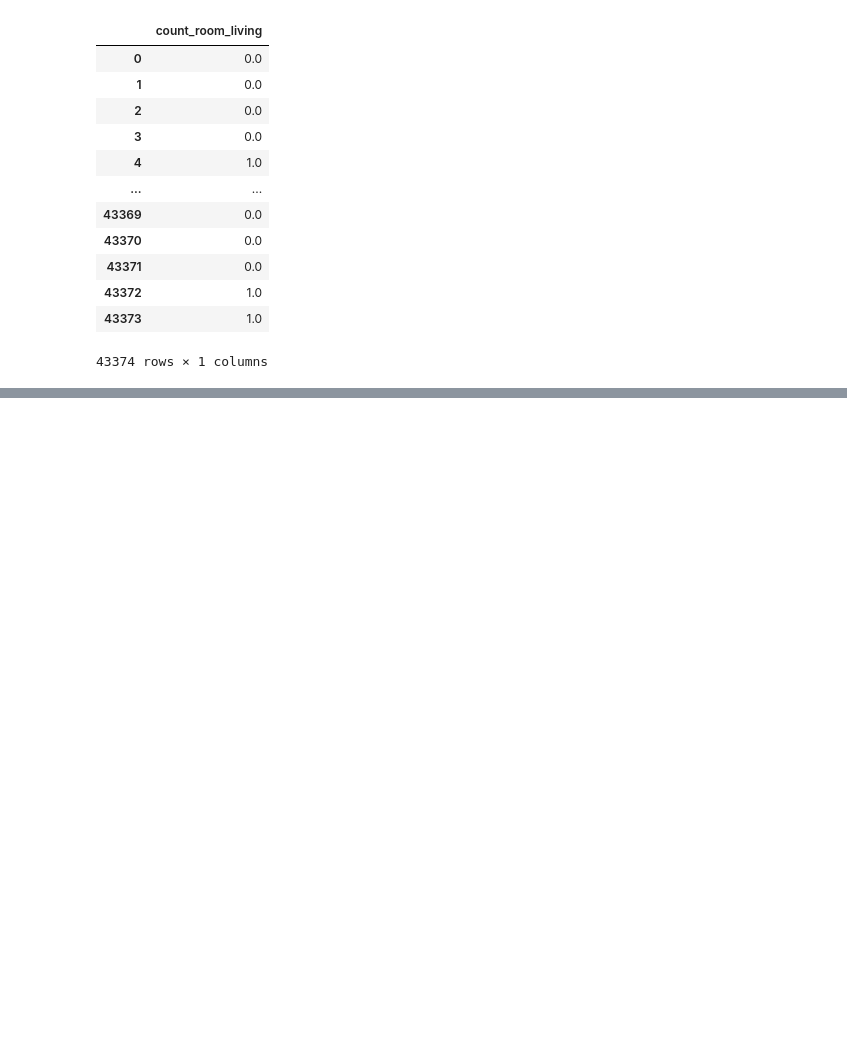
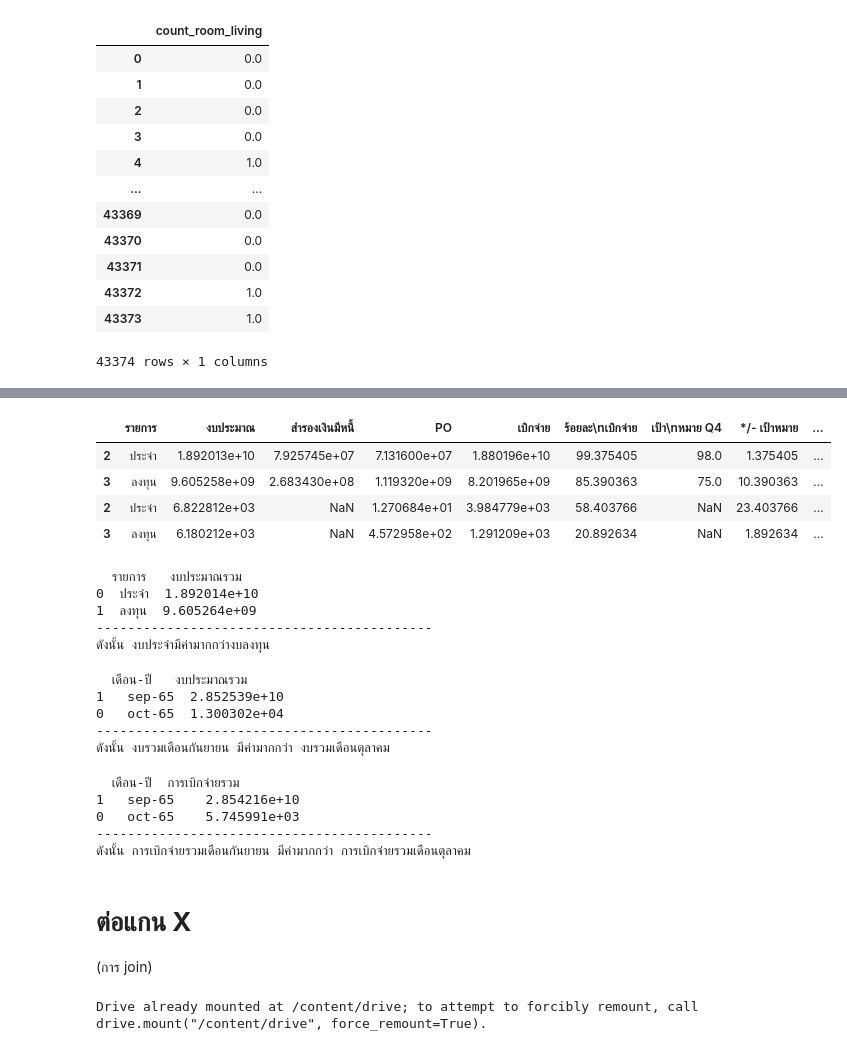
Before and after one commit to Tonry12/data_science_bootcamp_8_tonnaw, a Jupyter notebook: python101_test.ipynb, the cells around one changed output, grey strips where cells are left out. Cells and saved outputs as stored; diff of their text form; code cells hidden in the pictures; blank space fills up the shorter version.

```diff
--- a/python101_test.ipynb
+++ b/python101_test.ipynb
@@ -1148,0 +1371,57 @@ unit_df[['count_room_living']].fillna(0) #แทนที่แล้ว
+# %%
+sep_oct_df
+# %% [output]
+|  | รายการ | งบประมาณ | สำรองเงินมีหนี้ | PO | เบิกจ่าย | ร้อยละ\nเบิกจ่าย | เป้า\nหมาย Q4 | */- เป้าหมาย | ... |
+| 2 | ประจำ | 1.892013e+10 | 7.925745e+07 | 7.131600e+07 | 1.880196e+10 | 99.375405 | 98.0 | 1.375405 | ... |
+| 3 | ลงทุน | 9.605258e+09 | 2.683430e+08 | 1.119320e+09 | 8.201965e+09 | 85.390363 | 75.0 | 10.390363 | ... |
+| 2 | ประจำ | 6.822812e+03 | NaN | 1.270684e+01 | 3.984779e+03 | 58.403766 | NaN | 23.403766 | ... |
+| 3 | ลงทุน | 6.180212e+03 | NaN | 4.572958e+02 | 1.291209e+03 | 20.892634 | NaN | 1.892634 | ... |
+# %%
+# ข้อ 1 งบประมาณประจำหรืองบประมาณลงทุนสูงกว่ากัน
+rk = sep_oct_df.groupby('รายการ')[['งบประมาณ']].sum().reset_index().sort_values(by='งบประมาณ',ascending=False)
+rk.rename(columns = {'งบประมาณ':'งบประมาณรวม'})
+print(rk.rename(columns = {'งบประมาณ':'งบประมาณรวม'}))
+print('-------------------------------------------')
+print('ดังนั้น งบประจำมีค่ามากกว่างบลงทุน')
+# %% [output]
+  รายการ   งบประมาณรวม
+0  ประจำ  1.892014e+10
+1  ลงทุน  9.605264e+09
+-------------------------------------------
+ดังนั้น งบประจำมีค่ามากกว่างบลงทุน
+# %%
+# 2.งบรวมเดือน oct หรือ sep อันไหนมากกว่ากัน
+ngr = sep_oct_df.groupby('เดือน-ปี')[['งบประมาณ']].sum().reset_index().sort_values(by='งบประมาณ',ascending=False)
+ngr.rename(columns = {'งบประมาณ':'งบประมาณรวม'})
+print(ngr.rename(columns = {'งบประมาณ':'งบประมาณรวม'}))
+print('-------------------------------------------')
+print('ดังนั้น งบรวมเดือนกันยายน มีค่ามากกว่า งบรวมเดือนตุลาคม')
+# %% [output]
+  เดือน-ปี   งบประมาณรวม
+1   sep-65  2.852539e+10
+0   oct-65  1.300302e+04
+-------------------------------------------
+ดังนั้น งบรวมเดือนกันยายน มีค่ามากกว่า งบรวมเดือนตุลาคม
+# %%
+# 4 เดือนไหนเบิกจ่ายรวมมากกว่ากัน (การใช้จ่าย(PO+เบิกจ่าย))
+bj = sep_oct_df.groupby('เดือน-ปี')[['การใช้จ่าย (PO+เบิกจ่าย)']].sum().reset_index().sort_values(by='การใช้จ่าย (PO+เบิกจ่าย)',ascending=False)
+bj.rename(columns = {'การใช้จ่าย (PO+เบิกจ่าย)':'การเบิกจ่ายรวม'})
+print(bj.rename(columns = {'การใช้จ่าย (PO+เบิกจ่าย)':'การเบิกจ่ายรวม'}))
+print('-------------------------------------------')
+print('ดังนั้น การเบิกจ่ายรวมเดือนกันยายน มีค่ามากกว่า การเบิกจ่ายรวมเดือนตุลาคม')
+# %% [output]
+  เดือน-ปี  การเบิกจ่ายรวม
+1   sep-65    2.854216e+10
+0   oct-65    5.745991e+03
+-------------------------------------------
+ดังนั้น การเบิกจ่ายรวมเดือนกันยายน มีค่ามากกว่า การเบิกจ่ายรวมเดือนตุลาคม
+# %% [markdown]
+# **ต่อแกน X**
+(การ join)
+# %%
+from google.colab import drive # เชื่อมบัญชีกับ google drive
+drive.mount('/content/drive') # เช็คว่าเชื่อมติดหรือไม่
+unit_df = pd.read_csv('/content/drive/MyDrive/DataViz2023Data/opendata_unittype-2.csv')
+project_df = pd.read_csv('/content/drive/MyDrive/DataViz2023Data/opendata_project-2.csv')
+# %% [output]
+Drive already mounted at /content/drive; to attempt to forcibly remount, call drive.mount("/content/drive", force_remount=True).
```
Also changed, not shown: parts of 34 cells of this notebook.
